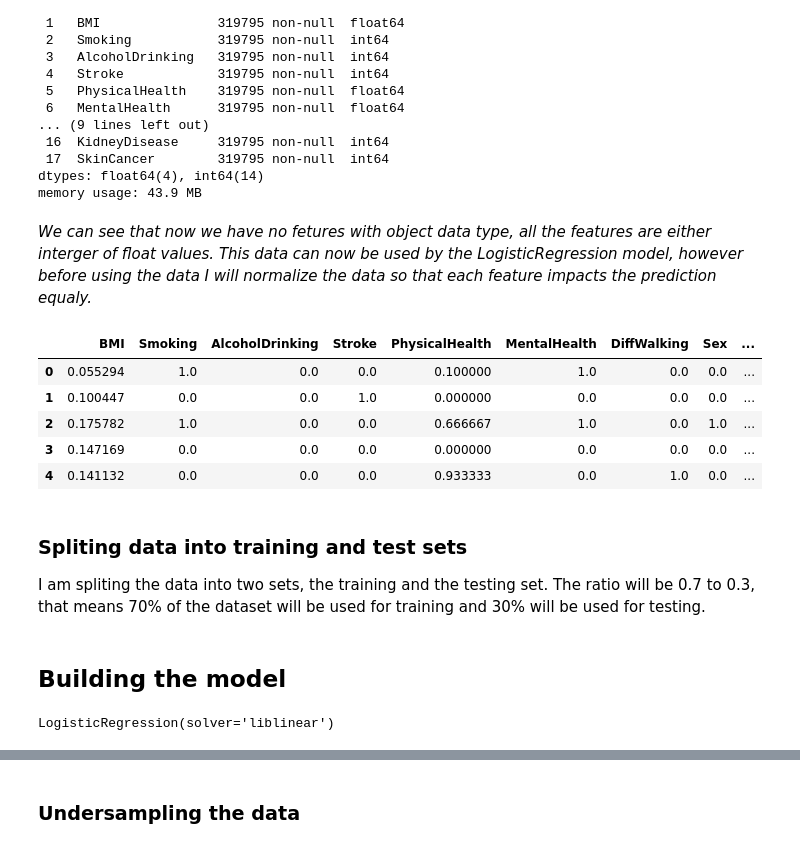
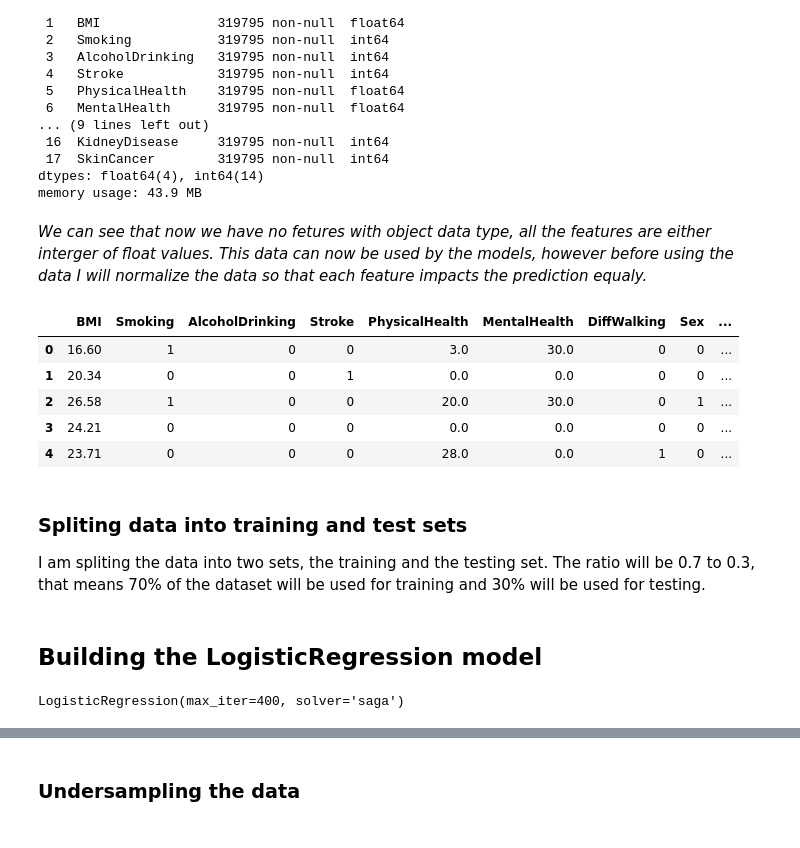
Before and after one commit to VedranSelak/heart-disease-prediction, a Jupyter notebook: heart_disease_final.ipynb, the cells around one changed output, grey strips where cells are left out. Saved outputs shown, nothing was run; the diff lists cells and outputs as text; code cells hidden in the pictures.

```diff
--- a/heart_disease_final.ipynb
+++ b/heart_disease_final.ipynb
@@ -409,38 +411,38 @@ Data columns (total 18 columns):
 dtypes: float64(4), int64(14)
 memory usage: 43.9 MB
 # %% [markdown]
-*We can see that now we have no fetures with object data type, all the features are either interger of float values. This data can now be used by the LogisticRegression model, however before using the data I will normalize the data so that each feature impacts the prediction equaly.*
+*We can see that now we have no fetures with object data type, all the features are either interger of float values. This data can now be used by the models, however before using the data I will normalize the data so that each feature impacts the prediction equaly.*
 # %%
 def getReadyData(df):
     y = df["HeartDisease"].values
     X = df.drop(["HeartDisease"], axis = 1)
 
     # Noramlization formula: x'=(x-xmin)/(xmax-xmin)
-    X = (X - np.min(X))/(np.max(X) - np.min(X))
+    # X = (X - np.min(X))/(np.max(X) - np.min(X))
     return y, X
 
 
 y, X = getReadyData(lr_data)
 X.head()
 # %% [output]
 |  | BMI | Smoking | AlcoholDrinking | Stroke | PhysicalHealth | MentalHealth | DiffWalking | Sex | ... |
-| 0 | 0.055294 | 1.0 | 0.0 | 0.0 | 0.100000 | 1.0 | 0.0 | 0.0 | ... |
-| 1 | 0.100447 | 0.0 | 0.0 | 1.0 | 0.000000 | 0.0 | 0.0 | 0.0 | ... |
-| 2 | 0.175782 | 1.0 | 0.0 | 0.0 | 0.666667 | 1.0 | 0.0 | 1.0 | ... |
-| 3 | 0.147169 | 0.0 | 0.0 | 0.0 | 0.000000 | 0.0 | 0.0 | 0.0 | ... |
-| 4 | 0.141132 | 0.0 | 0.0 | 0.0 | 0.933333 | 0.0 | 1.0 | 0.0 | ... |
+| 0 | 16.60 | 1 | 0 | 0 | 3.0 | 30.0 | 0 | 0 | ... |
+| 1 | 20.34 | 0 | 0 | 1 | 0.0 | 0.0 | 0 | 0 | ... |
+| 2 | 26.58 | 1 | 0 | 0 | 20.0 | 30.0 | 0 | 1 | ... |
+| 3 | 24.21 | 0 | 0 | 0 | 0.0 | 0.0 | 0 | 0 | ... |
+| 4 | 23.71 | 0 | 0 | 0 | 28.0 | 0.0 | 1 | 0 | ... |
 # %% [markdown]
 ### Spliting data into training and test sets
 I am spliting the data into two sets, the training and the testing set. The ratio will be 0.7 to 0.3, that means 70% of the dataset will be used for training and 30% will be used for testing.
 # %%
 X_train, X_test, y_train, y_test = train_test_split(X, y, test_size = 0.3, random_state = 21)
 # %% [markdown]
-## Building the model
+## Building the LogisticRegression model
 # %%
-model = LogisticRegression(solver='liblinear')
+model = LogisticRegression(solver='saga', max_iter=400)
 model.fit(X_train, y_train)
 # %% [output]
-LogisticRegression(solver='liblinear')
+LogisticRegression(max_iter=400, solver='saga')
 # %%
 # function for ploting the confustion matrix and printing the report
 def plotMatrixWithReport(matrix, yt, yp):
```
Also changed, not shown: parts of 22 cells of this notebook.
